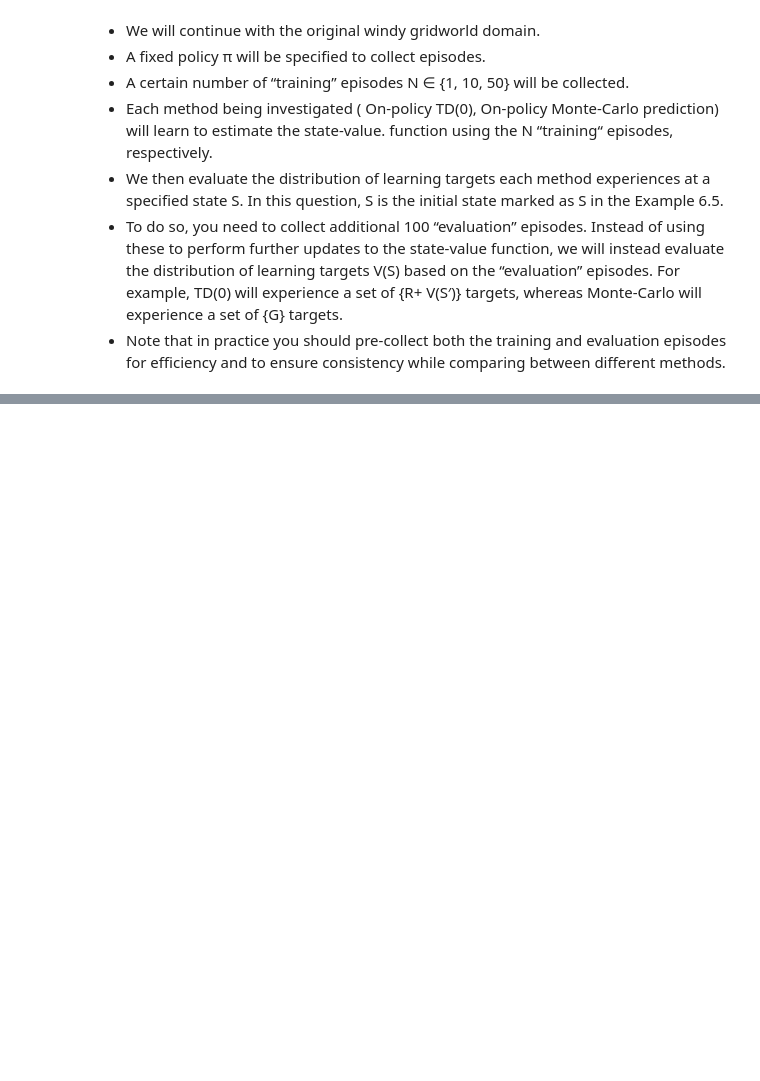
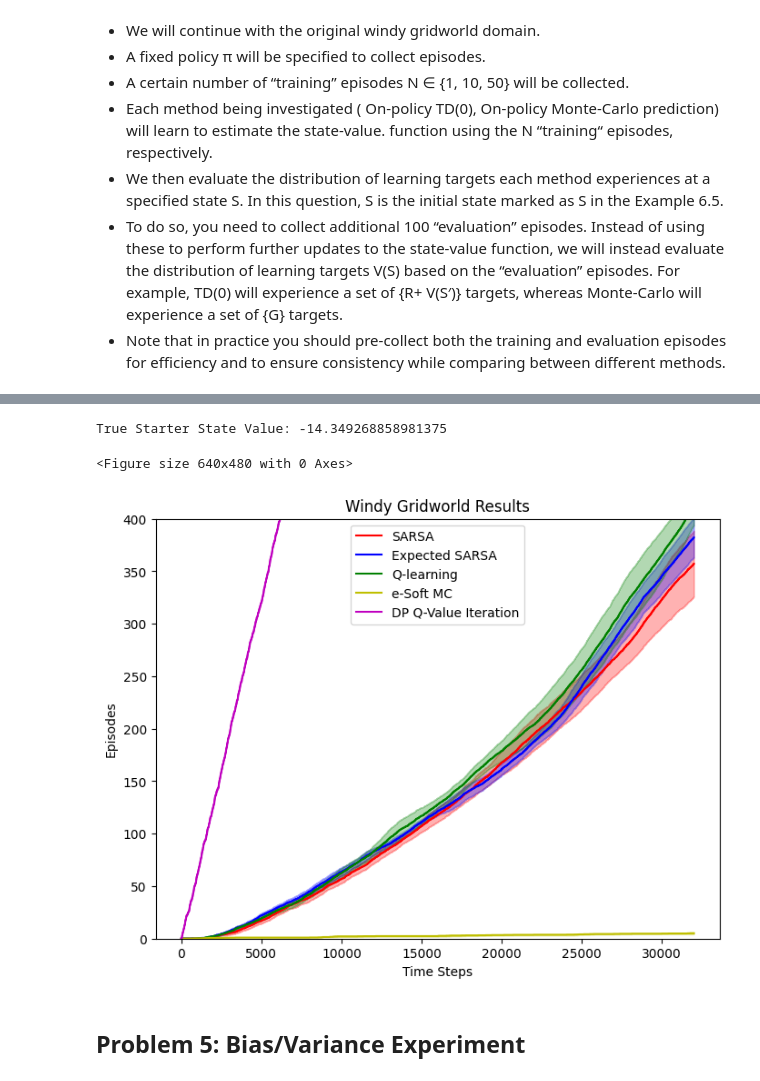
Before and after one commit to dbcometto/cs5180rl, a Jupyter notebook: homework/ex5_26spring.ipynb, the cells around one changed output, grey strips where cells are left out. Saved outputs shown, nothing was run; the diff lists cells and outputs as text; code cells hidden in the pictures; blank space fills up the shorter version.

Commit message:
hw5 done

```diff
--- a/homework/ex5_26spring.ipynb
+++ b/homework/ex5_26spring.ipynb
@@ -987,7 +1136,7 @@ class DP_Learner(object):
 
         return list_num_episodes
 # %%
-class Stoch_DP_Learner(object):
+class Stochastic_DP_Learner(object):
     """Implements in-place Q-Value iteration, assuming that the environment is deterministic"""
 
     def __init__(self, env: WindyGridWorld, alpha, epsilon, gamma, timeout):
@@ -1034,12 +1183,18 @@ class Stoch_DP_Learner(object):
         sidx = self.tuple_state_to_idx[tuple(s)]
         aidx = self.action_to_idx[a]
 
-        next_s, reward, done = self.env.get_next_state(s,a)
-        nsidx = self.tuple_state_to_idx[tuple(next_s)]
+        possible_returns, prob_list = self.env.get_possible_next_states(s,a)
+
+        nsidx_list = []
+        for ret in possible_returns:
+            next_s, reward, done = ret
+            nsidx = self.tuple_state_to_idx[tuple(next_s)]
+            nsidx_list.append(nsidx)
 
         # print(f"s: {s} ({type(s)}), a: {a}, next_s: {next_s} ({type(next_s)}), reward: {reward}, done: {done}")
-
-        maxQns = np.max(self.Q[nsidx,:])
+        maxQns = 0
+        for nsidx, prob in zip(nsidx_list, prob_list):
+            maxQns += prob*np.max(self.Q[nsidx,:])
 
         old_Q = self.Q[sidx,aidx]
         self.Q[sidx,aidx] = self.Q[sidx,aidx] + self.alpha*(reward + self.gamma*maxQns - self.Q[sidx,aidx])
@@ -1056,7 +1211,7 @@ class Stoch_DP_Learner(object):
         iter_counter = 0
         is_finished = False
 
-        with tqdm(desc="DP Q-Value Iteration Learning",leave=False,position=1,dynamic_ncols=True) as pbar:
+        with tqdm(desc="Stochastic DP Q-Value Iteration Learning",leave=False,position=1,dynamic_ncols=True) as pbar:
             while not is_finished and iter_counter <= max_iter:
                 iter_counter = iter_counter + 1
 
@@ -1090,7 +1245,7 @@ class Stoch_DP_Learner(object):
         num_episodes_completed = -1
         list_num_episodes = []
 
-        for steps_taken in tqdm(range(self.timeout),desc="DP Q-Value Iteration Testing",leave=False,position=2):
+        for steps_taken in tqdm(range(self.timeout),desc="Stochastic DP Q-Value Iteration Testing",leave=False,position=2):
 
             if done:
                 # print(done)
@@ -1106,7 +1261,7 @@ class Stoch_DP_Learner(object):
 
         return list_num_episodes
 # %%
-def plot_curves(arr_list, legend_list, color_list, ylabel):
+def plot_curves(arr_list, legend_list, color_list, ylabel, plot_max=200):
     """
     Args:
         arr_list (list): list of results arrays to plot
@@ -1147,6 +1302,6 @@ def plot_curves(arr_list, legend_list, color_list, ylabel):
     # Set the title (adjust as needed)
     ax.set_title("Windy Gridworld Results")
     ax.legend(handles=h_list)
-    ax.set_ylim(0,200)
+    ax.set_ylim(0,plot_max)
     plt.show()
 # %%
@@ -1308 +1485,24 @@ if __name__ == "__main__":
 [figure]
+# %%
+# Windy Gridworld: King's Moves and Stochastic Wind
+
+if __name__ == "__main__":
+    # set randomness
+    seed = 1234
+    np.random.seed(seed)
+    random.seed(seed)
+
+    # trial number
+    trial_num = 10
+    # maximal time steps
+    max_time_steps = 32000
+
+
+    # run SARSA and Q Learning
+    run_on_policy_td_control(trial_num, max_time_steps, start_seed=seed, rendermode = None, enable_king_move_actions=True, enable_no_move_actions=False, enable_stochastic_wind=True, plot_max=400)
+# %% [output]
+True Starter State Value: -14.349268858981375
+<Figure size 640x480 with 0 Axes>
+[figure, added]
+# %% [markdown]
+## Problem 5: Bias/Variance Experiment
```
Also changed, not shown: parts of 10 cells of this notebook.
